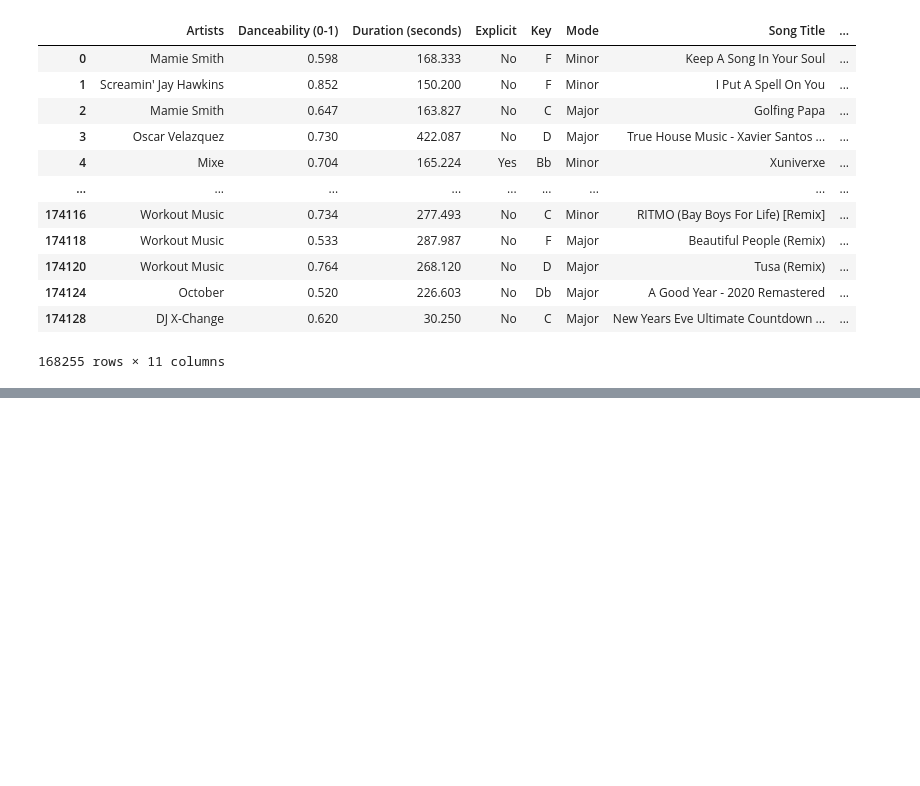
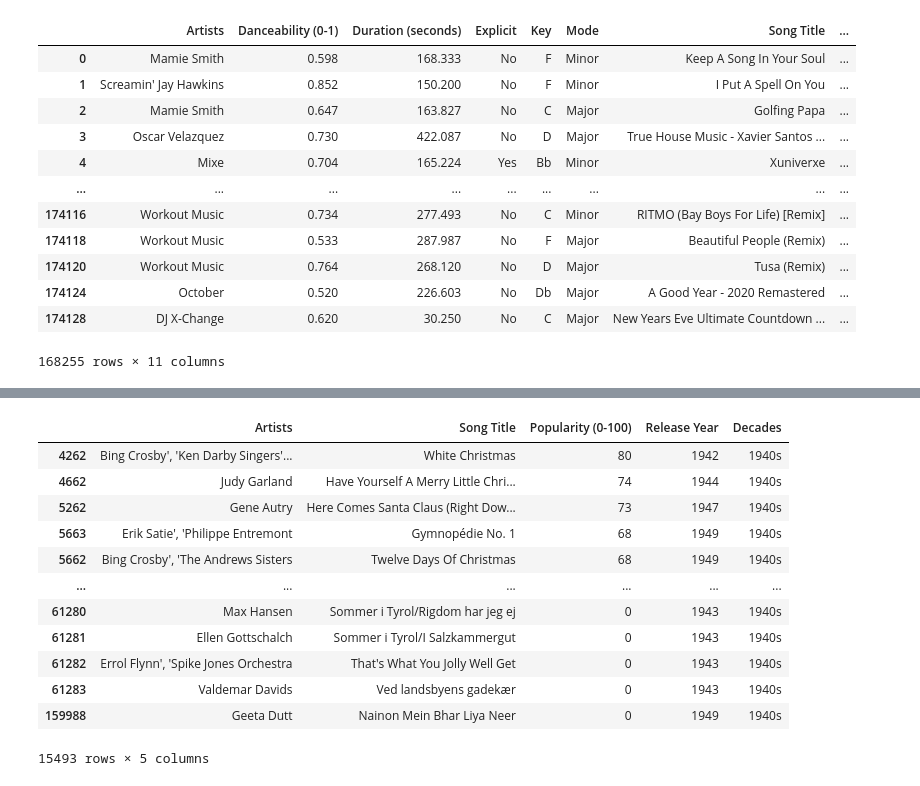
Before and after one commit to bmedford01/Spotipy, a Jupyter notebook: Most_Popular.ipynb, the cells around one changed output, grey strips where cells are left out. Cells and saved outputs as stored; diff of their text form; code cells hidden in the pictures; blank space fills up the shorter version.

```diff
--- a/Most_Popular.ipynb
+++ b/Most_Popular.ipynb
@@ -160,0 +199,19 @@ decade_data.dropna()
+# %%
+#Focus on decade data, create dataframe for 1940s.
+forties =  decade_data.loc[decade_data["Decades"] == "1940s", [
+    "Artists", "Song Title", "Popularity (0-100)", "Release Year", "Decades"]]
+forties.sort_values("Popularity (0-100)", ascending=False)
+# %% [output]
+|  | Artists | Song Title | Popularity (0-100) | Release Year | Decades |
+| 4262 | Bing Crosby', 'Ken Darby Singers'... | White Christmas | 80 | 1942 | 1940s |
+| 4662 | Judy Garland | Have Yourself A Merry Little Chri... | 74 | 1944 | 1940s |
+| 5262 | Gene Autry | Here Comes Santa Claus (Right Dow... | 73 | 1947 | 1940s |
+| 5663 | Erik Satie', 'Philippe Entremont | Gymnopédie No. 1 | 68 | 1949 | 1940s |
+| 5662 | Bing Crosby', 'The Andrews Sisters | Twelve Days Of Christmas | 68 | 1949 | 1940s |
+| ... | ... | ... | ... | ... | ... |
+| 61280 | Max Hansen | Sommer i Tyrol/Rigdom har jeg ej | 0 | 1943 | 1940s |
+| 61281 | Ellen Gottschalch | Sommer i Tyrol/I Salzkammergut | 0 | 1943 | 1940s |
+| 61282 | Errol Flynn', 'Spike Jones Orchestra | That's What You Jolly Well Get | 0 | 1943 | 1940s |
+| 61283 | Valdemar Davids | Ved landsbyens gadekær | 0 | 1943 | 1940s |
+| 159988 | Geeta Dutt | Nainon Mein Bhar Liya Neer | 0 | 1949 | 1940s |
+15493 rows × 5 columns
```
Also changed, not shown: parts of 10 cells of this notebook.
